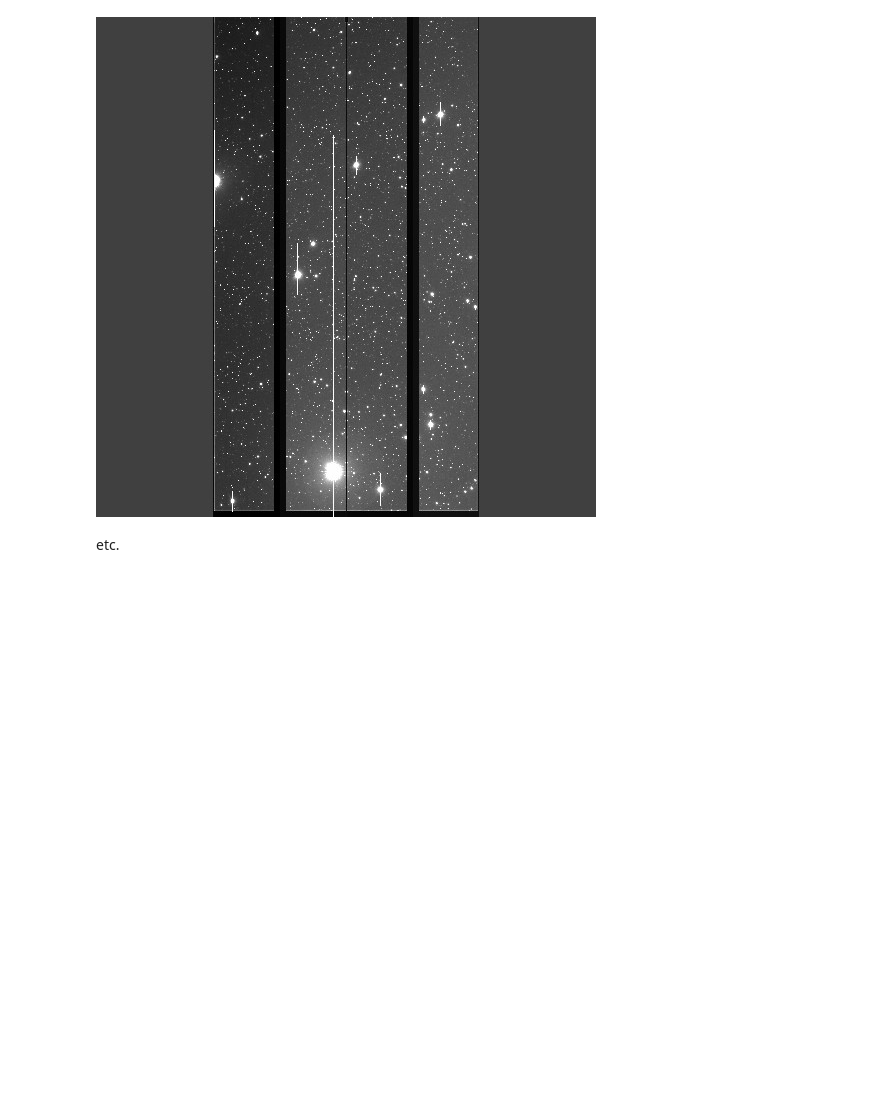
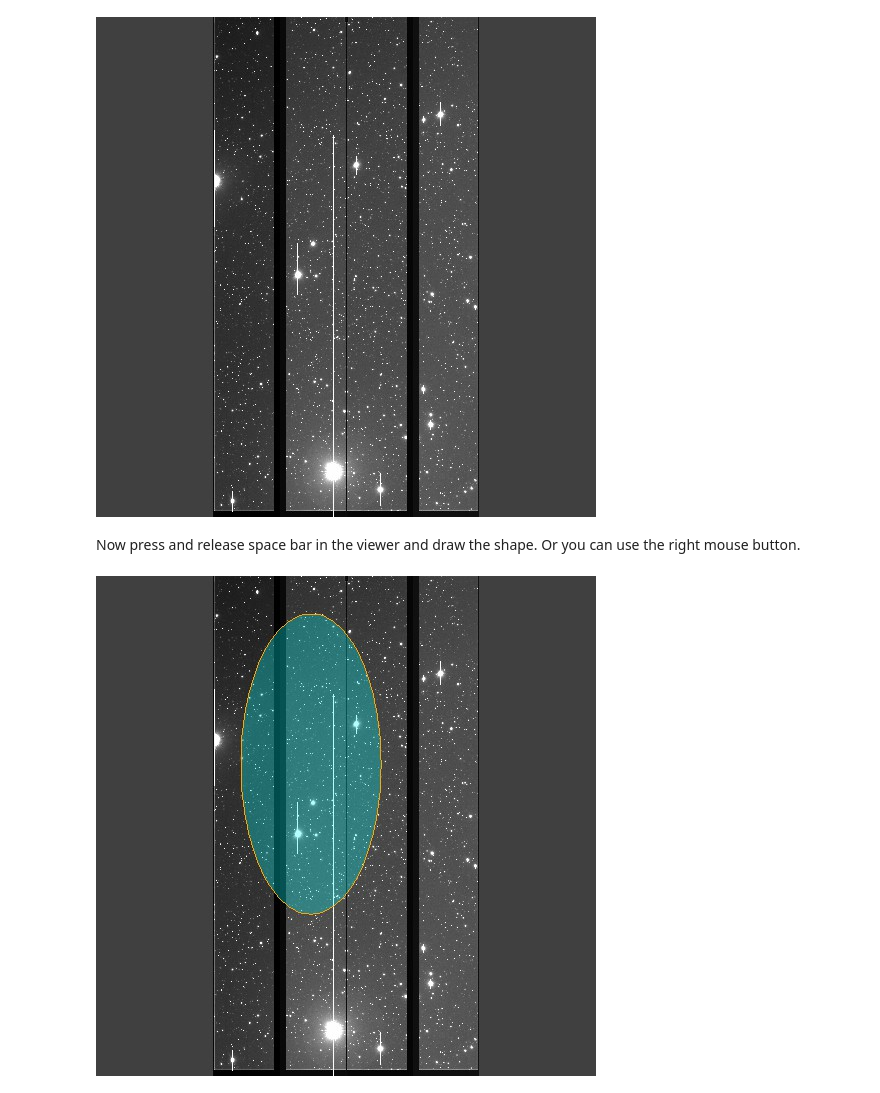
Before and after one commit to ejeschke/ginga, a Jupyter notebook: ginga/examples/jupyter-notebook/Jupyter Widget Ideas.ipynb, the cells around one changed output. Cells and saved outputs as stored; diff of their text form; code cells hidden in the pictures; blank space fills up the shorter version.

```diff
--- a/ginga/examples/jupyter-notebook/Jupyter Widget Ideas.ipynb
+++ b/ginga/examples/jupyter-notebook/Jupyter Widget Ideas.ipynb
@@ -14,8 +14,11 @@ jup_img = widgets.Image(format='jpeg', width=500, height=500)
 # Boilerplate to create a Ginga viewer connected to this widget
 # this could be simplified, or hidden behind a class or convenience
 # method
+# NOTE: you don't have to specify a log file--and if you are not interested
+# in the log just specify null=True for a null logger
+# level=10 will give you the most debugging information
 from ginga.misc.log import get_logger
-logger = get_logger("my viewer", log_stderr=True, level=40)
+logger = get_logger("my viewer", log_stderr=False, log_file='/tmp/ginga.log', level=40)
 
 from ginga.web.jupyterw.ImageViewJpw import EnhancedCanvasView
 v1 = EnhancedCanvasView(logger=logger)
@@ -64,5 +63,13 @@ for the kinds of things you can do with the embedded viewer including graphics o
 v1.show()
 # %% [output]
 [figure]
+# %%
+# add a canvas to the image and set the draw type
+canvas = v1.add_canvas()
+canvas.set_drawtype('ellipse', color='orange', fill=True, fillcolor='cyan', fillalpha=0.3)
+# %% [markdown]
+Now press and release space bar in the viewer and draw the shape.  Or you can use the right mouse button.
 # %%
-v1.auto_levels()
+v1.show()
+# %% [output]
+[figure, added]
@@ -73,2 +75,0 @@ v1.set_pan(1420.4, 1210.3)
-# %% [markdown]
-etc.
```
Also changed, not shown: parts of 9 cells of this notebook, 1 other file.
